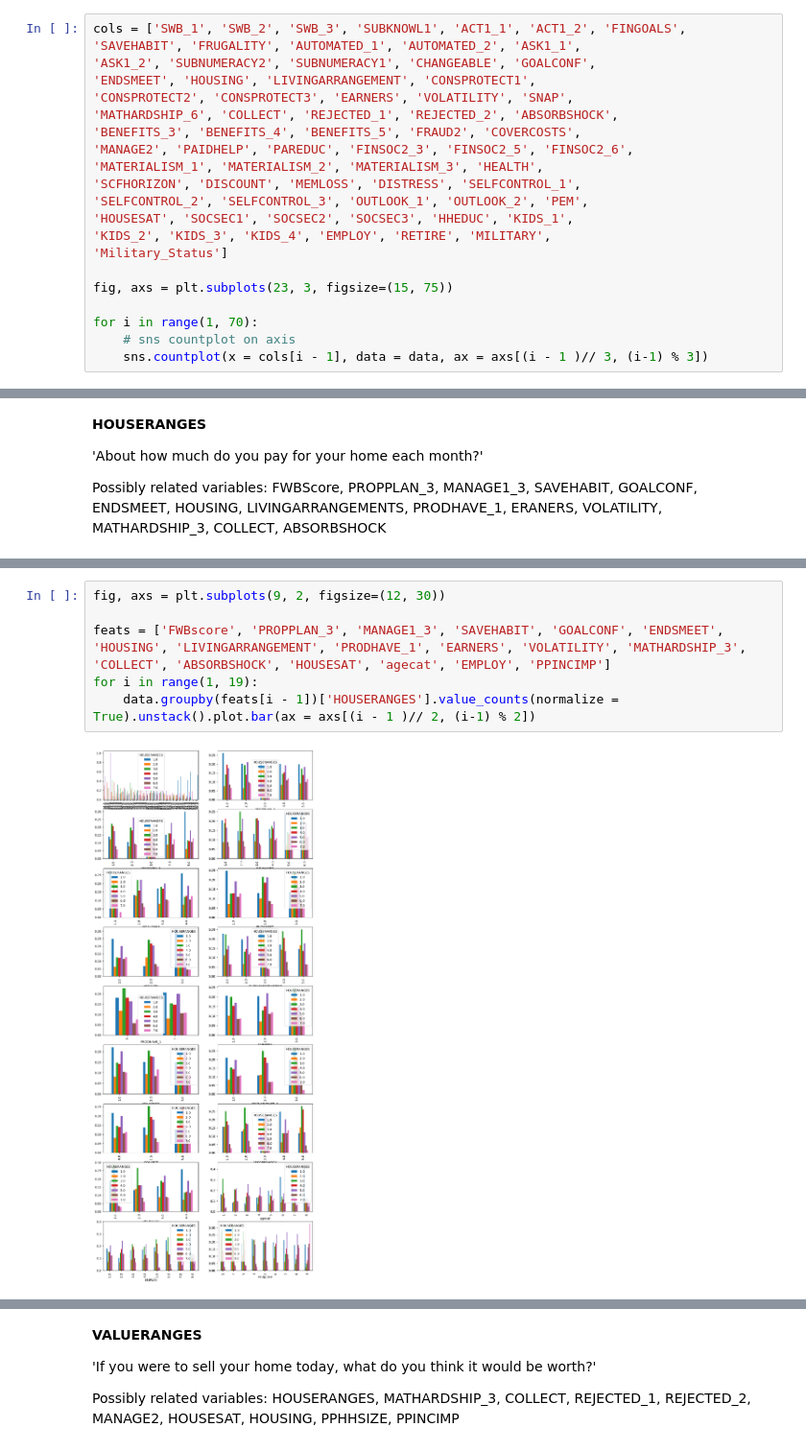
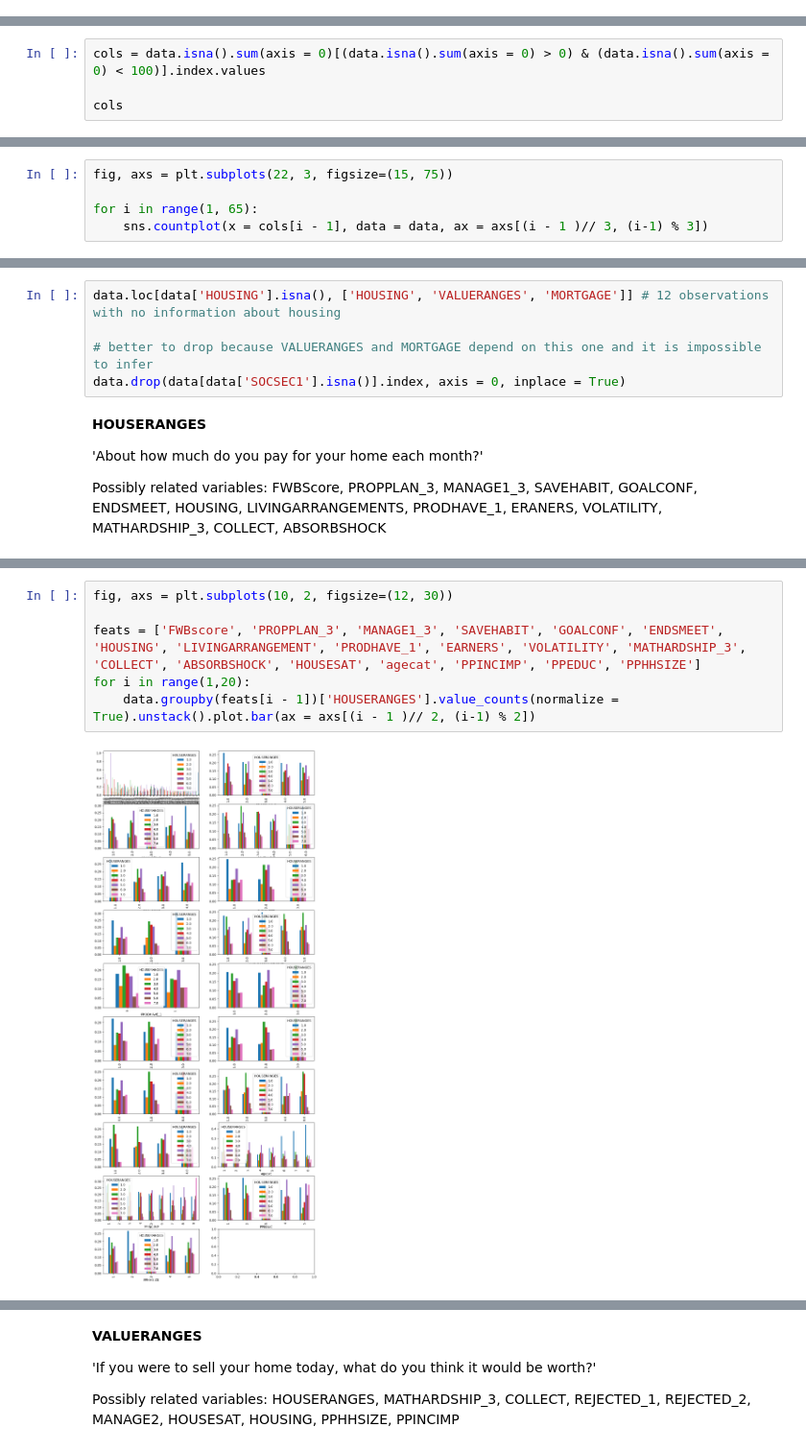
Before and after one commit to inesmcm26/ims_grant, a Jupyter notebook: data_exploration.ipynb, the cells around one changed output, grey strips where cells are left out. Shown at 96% size. Saved outputs shown, nothing was run; the diff lists cells and outputs as text.

```diff
--- a/data_exploration.ipynb
+++ b/data_exploration.ipynb
@@ -349,21 +258,0 @@ Only 367 rows will be excluded
-# %%
-cols = ['SWB_1', 'SWB_2', 'SWB_3', 'SUBKNOWL1', 'ACT1_1', 'ACT1_2', 'FINGOALS',
-'SAVEHABIT', 'FRUGALITY', 'AUTOMATED_1', 'AUTOMATED_2', 'ASK1_1',
-'ASK1_2', 'SUBNUMERACY2', 'SUBNUMERACY1', 'CHANGEABLE', 'GOALCONF',
-'ENDSMEET', 'HOUSING', 'LIVINGARRANGEMENT', 'CONSPROTECT1',
-'CONSPROTECT2', 'CONSPROTECT3', 'EARNERS', 'VOLATILITY', 'SNAP',
-'MATHARDSHIP_6', 'COLLECT', 'REJECTED_1', 'REJECTED_2', 'ABSORBSHOCK',
-'BENEFITS_3', 'BENEFITS_4', 'BENEFITS_5', 'FRAUD2', 'COVERCOSTS',
-'MANAGE2', 'PAIDHELP', 'PAREDUC', 'FINSOC2_3', 'FINSOC2_5', 'FINSOC2_6',
-'MATERIALISM_1', 'MATERIALISM_2', 'MATERIALISM_3', 'HEALTH',
-'SCFHORIZON', 'DISCOUNT', 'MEMLOSS', 'DISTRESS', 'SELFCONTROL_1',
-'SELFCONTROL_2', 'SELFCONTROL_3', 'OUTLOOK_1', 'OUTLOOK_2', 'PEM',
-'HOUSESAT', 'SOCSEC1', 'SOCSEC2', 'SOCSEC3', 'HHEDUC', 'KIDS_1',
-'KIDS_2', 'KIDS_3', 'KIDS_4', 'EMPLOY', 'RETIRE', 'MILITARY',
-'Military_Status']
-
-fig, axs = plt.subplots(23, 3, figsize=(15, 75))
-
-for i in range(1, 70):
-    # sns countplot on axis
-    sns.countplot(x = cols[i - 1], data = data, ax = axs[(i - 1 )// 3, (i-1) % 3])
@@ -371,0 +288,4 @@ for i in range(1, 70):
+# %%
+cols = data.isna().sum(axis = 0)[(data.isna().sum(axis = 0) > 0) & (data.isna().sum(axis = 0) < 100)].index.values
+
+cols
@@ -371,0 +312,5 @@ for i in range(1, 70):
+# %%
+fig, axs = plt.subplots(22, 3, figsize=(15, 75))
+
+for i in range(1, 65):
+    sns.countplot(x = cols[i - 1], data = data, ax = axs[(i - 1 )// 3, (i-1) % 3])
@@ -384,5 +333,10 @@ Mode imputation: This involves replacing the missing values with the most freque
 
 Median imputation: This involves replacing the missing values with the median value of the ordinal feature. This method is most appropriate when the ordinal feature has a skewed distribution.
+# %%
+data.loc[data['HOUSING'].isna(), ['HOUSING', 'VALUERANGES', 'MORTGAGE']] # 12 observations with no information about housing
+
+# better to drop because VALUERANGES and MORTGAGE depend on this one and it is impossible to infer
+data.drop(data[data['SOCSEC1'].isna()].index, axis = 0, inplace = True)
 # %% [markdown]
 __HOUSERANGES__
 
@@ -406,9 +361,9 @@ data['HOUSERANGES'].value_counts()
 Name: HOUSERANGES, dtype: int64
 # %%
-fig, axs = plt.subplots(9, 2, figsize=(12, 30))
+fig, axs = plt.subplots(10, 2, figsize=(12, 30))
 
-feats = ['FWBscore', 'PROPPLAN_3', 'MANAGE1_3', 'SAVEHABIT', 'GOALCONF', 'ENDSMEET', 'HOUSING', 'LIVINGARRANGEMENT', 'PRODHAVE_1', 'EARNERS', 'VOLATILITY', 'MATHARDSHIP_3', 'COLLECT', 'ABSORBSHOCK', 'HOUSESAT', 'agecat', 'EMPLOY', 'PPINCIMP']
-for i in range(1, 19):
+feats = ['FWBscore', 'PROPPLAN_3', 'MANAGE1_3', 'SAVEHABIT', 'GOALCONF', 'ENDSMEET', 'HOUSING', 'LIVINGARRANGEMENT', 'PRODHAVE_1', 'EARNERS', 'VOLATILITY', 'MATHARDSHIP_3', 'COLLECT', 'ABSORBSHOCK', 'HOUSESAT', 'agecat', 'PPINCIMP', 'PPEDUC', 'PPHHSIZE']
+for i in range(1,20):
     data.groupby(feats[i - 1])['HOUSERANGES'].value_counts(normalize = True).unstack().plot.bar(ax = axs[(i - 1 )// 2, (i-1) % 2])
 # %% [output]
-[figure, old version]
+[figure, new version]
```
Also changed, not shown: parts of 89 cells of this notebook, 1 other file.
